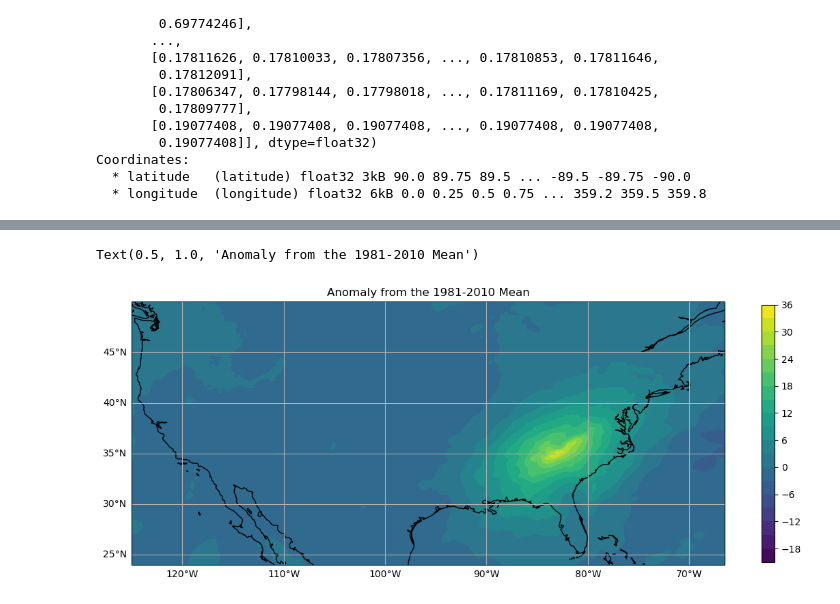
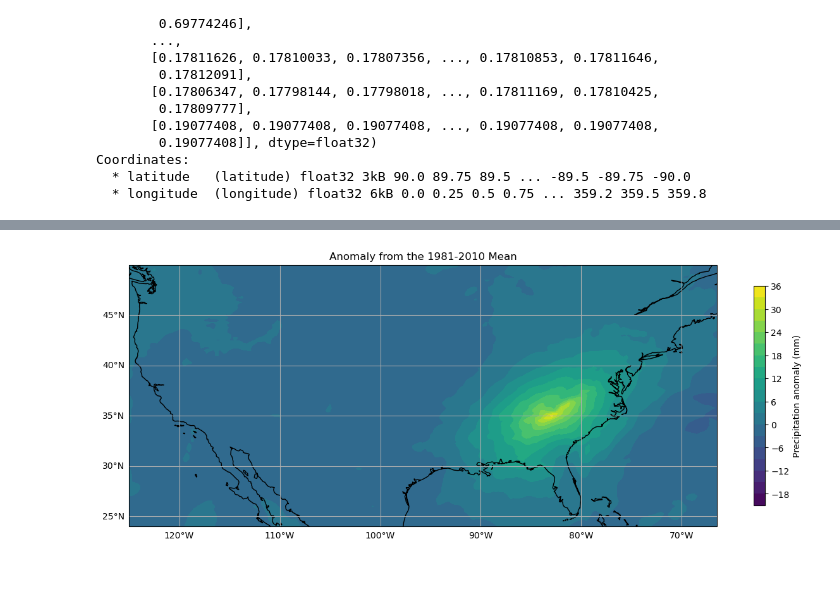
Before and after one commit to jokrend/ATMS-523-Module-2, a Jupyter notebook: Okrend_ATMS523_Module2_Project2.ipynb, the cells around one changed output, grey strips where cells are left out. Saved outputs shown, nothing was run; the diff lists cells and outputs as text; code cells hidden in the pictures; blank space fills up the shorter version.

```diff
--- a/Okrend_ATMS523_Module2_Project2.ipynb
+++ b/Okrend_ATMS523_Module2_Project2.ipynb
@@ -70,12 +76,16 @@ daily_sfctp_avl = daily_sfctp.sel(latitude=slice(35.6+2.5,35.6-2.5),longitude=sl
 
 daily_sfctp_avl = daily_sfctp_avl.persist()
 # %%
-fig, ax = plt.subplots(figsize=(14,7))
+### Take mean over lat and lon to get Mean Total Daily Precipitation and convert to mm.
+daily_sfctp_avlavgmm = (
+    daily_sfctp_avl.mean(dim=["latitude", "longitude"]).compute() * 1000
+)
 
-daily_sfctp_avlavgmm = daily_sfctp_avl.mean(dim=['latitude','longitude']).compute()*1000
-
-cs = ax.plot(daily_sfctp_avl['time'],daily_sfctp_avlavgmm)
-ax.set_title('Mean Daily Precipitation around Asheville, NC')
-ax.set_xlabel('Day')
-ax.set_ylabel('Precipitation (mm)')
+### Plot time-series of Mean Total Daily Precipitation
+fig, ax = plt.subplots(figsize=(14, 7))
+cs = ax.plot(daily_sfctp_avl["time"], daily_sfctp_avlavgmm)
+ax.set_title("Mean Daily Precipitation around Asheville, NC")
+ax.set_xlabel("Day")
+ax.set_ylabel("Precipitation (mm)")
+plt.show()
 # %% [output]
@@ -129,7 +144,10 @@ Text(0.5, 0, 'Precipitation (mm)')
 # %%
-daily_sfctp_95 = daily_sfctp.sel(time=daily_sfctp_avl_95.time).mean(dim='time').compute()
+### Get global daily precipitation on days where daily total precipitation is in the 95th percentile in the Asheville, NC and convert to mm.
+daily_sfctp_95 = (
+    daily_sfctp.sel(time=daily_sfctp_avl_95.time).mean(dim="time").compute()
+)
 
-daily_sfctp_95mm = daily_sfctp_95*1000
+daily_sfctp_95mm = daily_sfctp_95 * 1000
 daily_sfctp_95mm
 # %% [output]
 <xarray.DataArray 'total_precipitation' (latitude: 721, longitude: 1440)> Size: 4MB
@@ -151,9 +169,12 @@ Coordinates:
   * longitude  (longitude) float32 6kB 0.0 0.25 0.5 0.75 ... 359.2 359.5 359.8
     quantile   float64 8B 0.95
 # %%
-daily_sfctp_1981_2010 = daily_sfctp.sel(time=slice('1981-01-01','2010-12-31')).mean(dim=['time']).compute()
+### Get the 1981-2010 daily total precipitation mean and convert to mm.
+daily_sfctp_1981_2010 = (
+    daily_sfctp.sel(time=slice("1981-01-01", "2010-12-31")).mean(dim=["time"]).compute()
+)
 
-daily_sfctp_1981_2010 = daily_sfctp_1981_2010*1000
+daily_sfctp_1981_2010 = daily_sfctp_1981_2010 * 1000
 
 daily_sfctp_1981_2010
 # %% [output]
@@ -197,15 +224,17 @@ Text(0.5, 1.0, 'Composite Mean Precipitation on days of 95th precentile daily pr
 # %%
-fig,ax = plt.subplots(figsize=(14,7),subplot_kw=dict(projection=ccrs.PlateCarree()))
+### Plot the composite mean precipitation anomalies on the 95th percentile days over the continental USA.
+fig, ax = plt.subplots(figsize=(15, 15), subplot_kw=dict(projection=ccrs.PlateCarree()))
 
-X,Y = np.meshgrid(lon,lat)
-cs = ax.contourf(X,Y,daily_sfctp_anom,levels=20,transform=ccrs.PlateCarree())
-cb = fig.colorbar(cs,shrink=0.7)
+X, Y = np.meshgrid(lon, lat)
+cs = ax.contourf(X, Y, daily_sfctp_anom, levels=20, transform=ccrs.PlateCarree())
+cb = fig.colorbar(cs, shrink=0.3)
 ax.set_extent([-125, -66.5, 24, 50], crs=ccrs.PlateCarree())
 gl = ax.gridlines(draw_labels=True)
 gl.top_labels = False
 gl.right_labels = False
 ax.coastlines()
-ax.set_title('Anomaly from the 1981-2010 Mean')
+ax.set_title("Anomaly from the 1981-2010 Mean")
+cb.set_label("Precipitation anomaly (mm)")
+plt.show()
 # %% [output]
-Text(0.5, 1.0, 'Anomaly from the 1981-2010 Mean')
-[figure, old version]
+[figure, new version]
```
Also changed, not shown: parts of 10 cells of this notebook.
